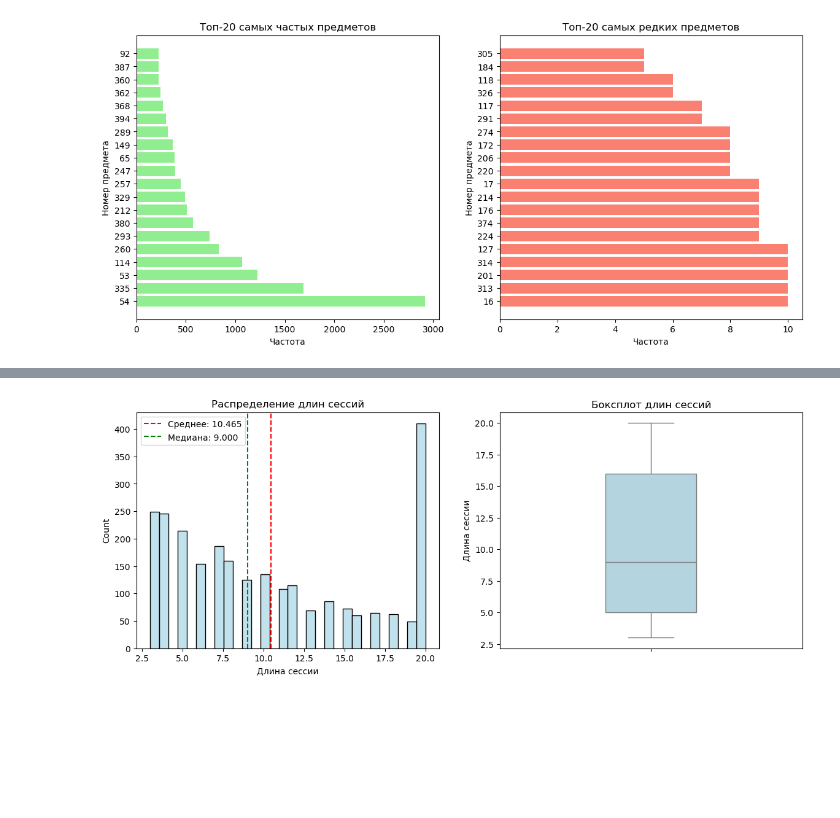
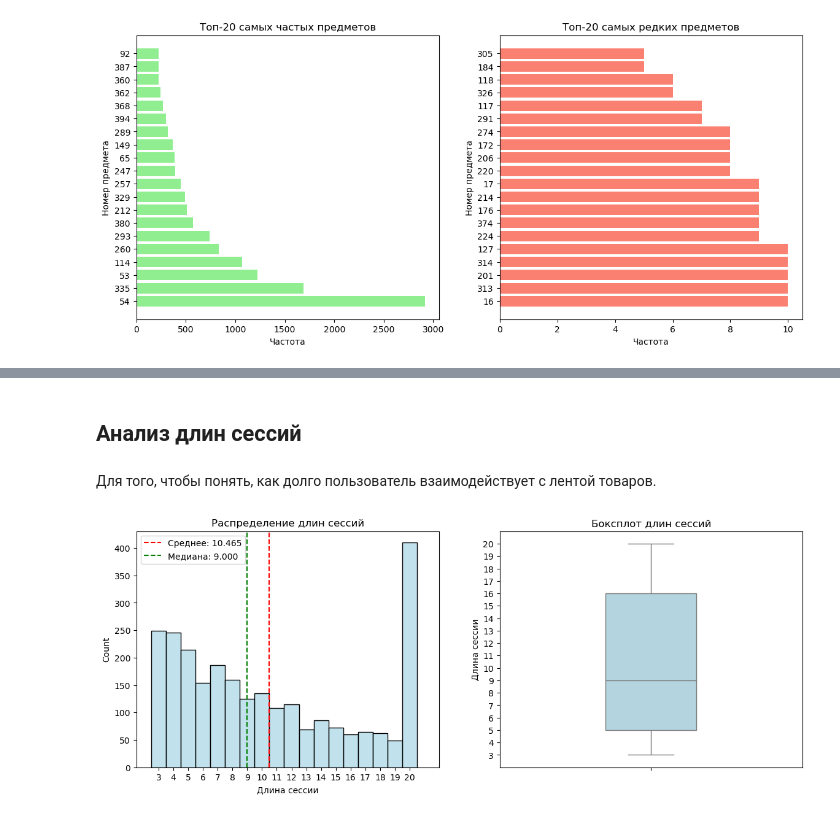
Before and after one commit to da1lyre/SberRecSys, a Jupyter notebook: data_analysis.ipynb, the cells around one changed output, grey strips where cells are left out. Drawn from its saved outputs; the diff is of its cells as text; code cells hidden in the pictures; blank space fills up the shorter version.

```diff
--- a/data_analysis.ipynb
+++ b/data_analysis.ipynb
@@ -80,17 +60,0 @@ items_count.head()
-# %%
-# Здесь же считаю уникальные сессии, которые видели товар в принципе (для установления лишь факта появления - далее этот случай - второй)
-items_count_unique = Counter()
-
-for session in sessions:
-    # Использую set() чтобы каждый товар учитывался только 1 раз на сессию
-    for item in set(session):
-        items_count_unique[item] += 1
-
-items_count_unique = pd.DataFrame(
-    items_count_unique.most_common(),
-    columns=['item', 'count']
-)
-
-items_count_unique = items_count_unique.set_index('item')
-
-items_count_unique = items_count_unique.sort_values("item")
@@ -314,19 +273,33 @@ print(f"Уникальных товаров, которые не были пос
+# %% [markdown]
+## Анализ длин сессий
+# %% [markdown]
+Для того, чтобы понять, как долго пользователь взаимодействует с лентой товаров.
 # %%
-# Анализ длин сессий для того, чтобы понять, как долго пользователь взаимодействует с лентой товаров.
 session_lengths = [len(session) for session in sessions]
+
+# Возможные значения
+possible_values = list(range(3, 21))
 
 fig, (ax_hist, ax_box) = plt.subplots(1, 2, figsize=(14, 5))
 
-sns.histplot(session_lengths, bins=30, ax=ax_hist, color="lightblue", edgecolor="black")
-ax_hist.axvline(np.mean(session_lengths), color="red", linestyle='--', label=f'Среднее: {np.mean(session_lengths):.3f}')
-ax_hist.axvline(np.median(session_lengths), color="green", linestyle='--', label=f'Медиана: {np.median(session_lengths):.3f}')
+# Гистограмма с дискретными бинами.
+sns.histplot(session_lengths, bins=range(2, 22), discrete=True, ax=ax_hist,
+             color="lightblue", edgecolor="black")
+ax_hist.axvline(np.mean(session_lengths), color="red", linestyle='--',
+                label=f'Среднее: {np.mean(session_lengths):.3f}')
+ax_hist.axvline(np.median(session_lengths), color="green", linestyle='--',
+                label=f'Медиана: {np.median(session_lengths):.3f}')
 ax_hist.legend()
 ax_hist.set_title("Распределение длин сессий")
 ax_hist.set_xlabel("Длина сессии")
+ax_hist.set_xticks(range(3, 21))  # Отмечаю все возможные значения
+ax_hist.set_xlim(1.5, 22)       # Границы для лучшего отображения
 
-# Боксплот для более глубокого анализа - тут видно процентили и др.
+# Боксплот
 sns.boxplot(y=session_lengths, ax=ax_box, color="lightblue", width=0.3)
 ax_box.set_title("Боксплот длин сессий")
-ax_box.set_ylabel("Длина сессии");
+ax_box.set_ylabel("Длина сессии")
+ax_box.set_ylim(2, 21)
+ax_box.set_yticks(range(3, 21));
 # %% [output]
-[figure, old version]
+[figure, new version]
```
Also changed, not shown: parts of 85 cells of this notebook.
